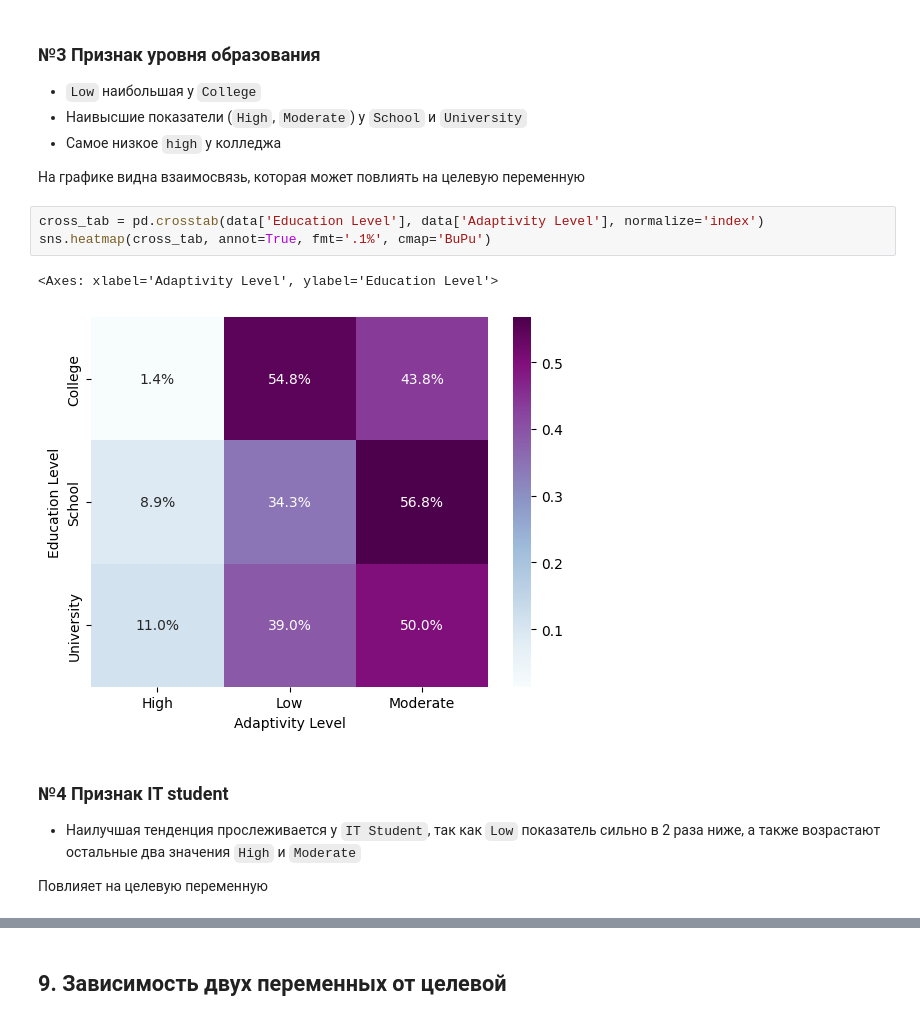
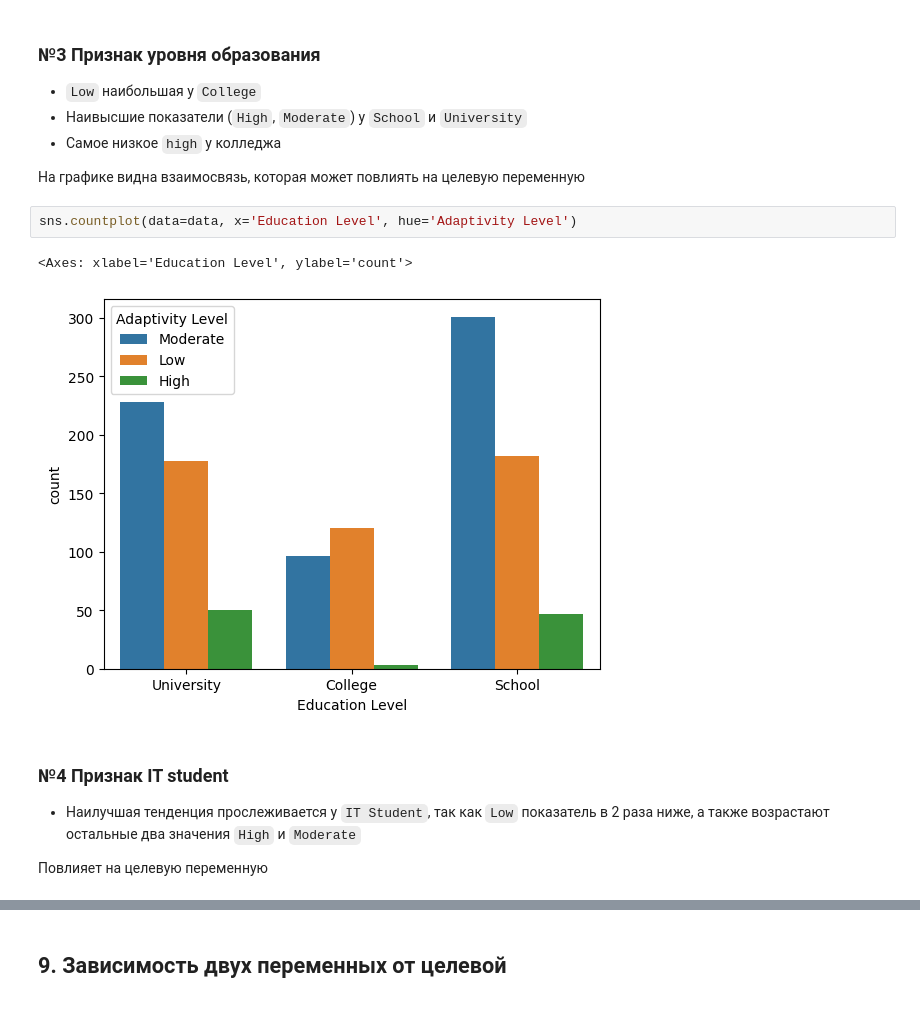
Before and after one commit to cvvup/Introduction-to-AI, a Jupyter notebook: src/lab2.ipynb, the cells around one changed output, grey strips where cells are left out. Drawn from its saved outputs; the diff is of its cells as text.

```diff
--- a/src/lab2.ipynb
+++ b/src/lab2.ipynb
@@ -291,15 +289,14 @@ sns.heatmap(cross_tab, annot=True, fmt='.1%', cmap='BuPu')
 - Самое низкое `high` у колледжа
 
 На графике видна взаимосвязь, которая может повлиять на целевую переменную
-# %%
-cross_tab = pd.crosstab(data['Education Level'], data['Adaptivity Level'], normalize='index')
-sns.heatmap(cross_tab, annot=True, fmt='.1%', cmap='BuPu')
-# %% [output]
-<Axes: xlabel='Adaptivity Level', ylabel='Education Level'>
-[figure, removed]
+# %%
+sns.countplot(data=data, x='Education Level', hue='Adaptivity Level')
+# %% [output]
+<Axes: xlabel='Education Level', ylabel='count'>
+[figure, added]
 # %% [markdown]
 ### №4 Признак IT student
 
-- Наилучшая тенденция прослеживается у `IT Student`, так как `Low` показатель сильно в 2 раза ниже, а также возрастают остальные два значения `High` и `Moderate`
+- Наилучшая тенденция прослеживается у `IT Student`, так как `Low` показатель в 2 раза ниже, а также возрастают остальные два значения `High` и `Moderate`
 
 Повлияет на целевую переменную
```
Also changed, not shown: parts of 17 cells of this notebook, 2 other files.
